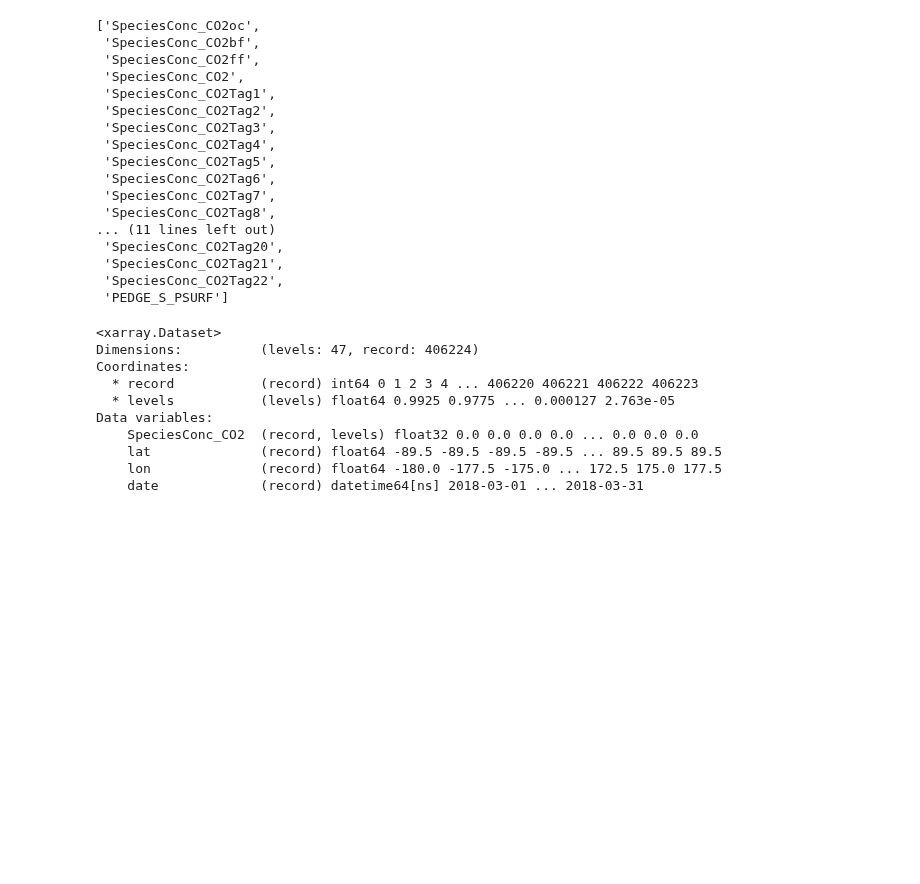
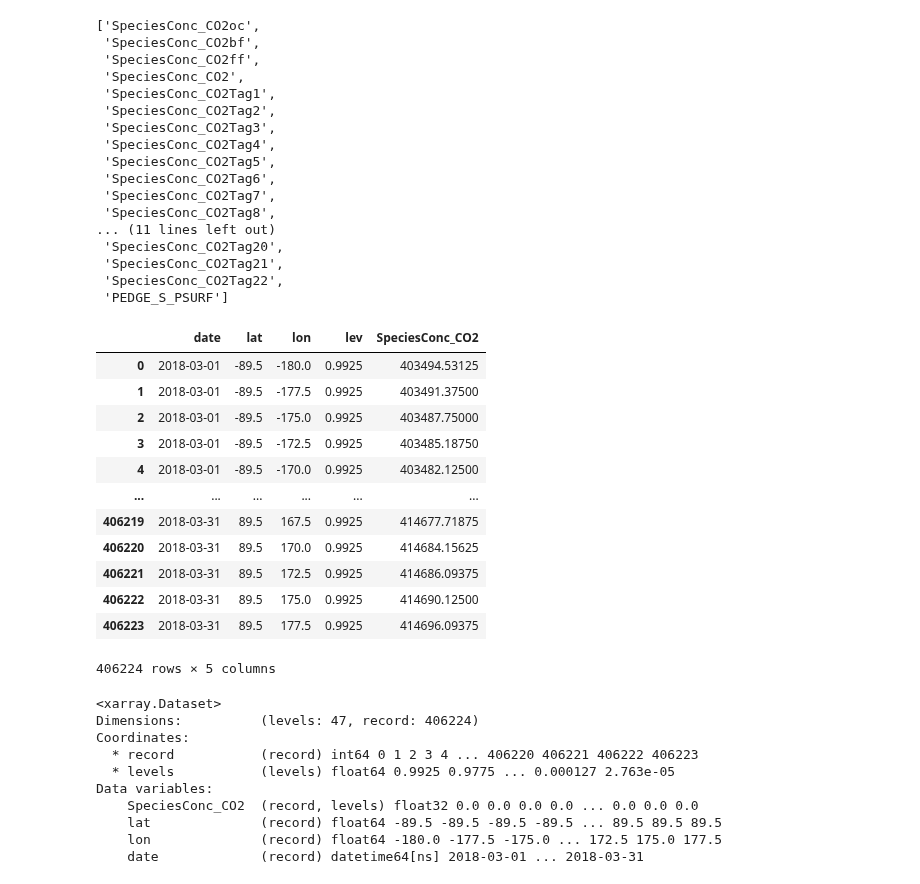
Before and after one commit to MehliyarSadiq/geoschem_simulations, a Jupyter notebook: inversion/satellite/oco-2/1.flatten_model_to_2d.ipynb, the cells around one changed output. Saved outputs shown, nothing was run; the diff lists cells and outputs as text; code cells hidden in the pictures; blank space fills up the shorter version.

```diff
--- a/inversion/satellite/oco-2/1.flatten_model_to_2d.ipynb
+++ b/inversion/satellite/oco-2/1.flatten_model_to_2d.ipynb
@@ -87,6 +87,21 @@ ds_output = ds_output.astype(dtype = 'float32')
 # %%
 flat = ds['SpeciesConc_CO2'][:,0,:,:].to_dataframe() # flatten a variable at one level
 flat.reset_index(inplace=True) # get indices to prepare output coordinates
+flat
+# %% [output]
+|  | date | lat | lon | lev | SpeciesConc_CO2 |
+| 0 | 2018-03-01 | -89.5 | -180.0 | 0.9925 | 403494.53125 |
+| 1 | 2018-03-01 | -89.5 | -177.5 | 0.9925 | 403491.37500 |
+| 2 | 2018-03-01 | -89.5 | -175.0 | 0.9925 | 403487.75000 |
+| 3 | 2018-03-01 | -89.5 | -172.5 | 0.9925 | 403485.18750 |
+| 4 | 2018-03-01 | -89.5 | -170.0 | 0.9925 | 403482.12500 |
+| ... | ... | ... | ... | ... | ... |
+| 406219 | 2018-03-31 | 89.5 | 167.5 | 0.9925 | 414677.71875 |
+| 406220 | 2018-03-31 | 89.5 | 170.0 | 0.9925 | 414684.15625 |
+| 406221 | 2018-03-31 | 89.5 | 172.5 | 0.9925 | 414686.09375 |
+| 406222 | 2018-03-31 | 89.5 | 175.0 | 0.9925 | 414690.12500 |
+| 406223 | 2018-03-31 | 89.5 | 177.5 | 0.9925 | 414696.09375 |
+406224 rows × 5 columns
 # %%
 lat = xr.DataArray(0, coords=[record], dims=['record'])
 lon = xr.DataArray(0, coords=[record], dims=['record'])
```
Also changed, not shown: parts of 3 cells of this notebook, 5 other files.
